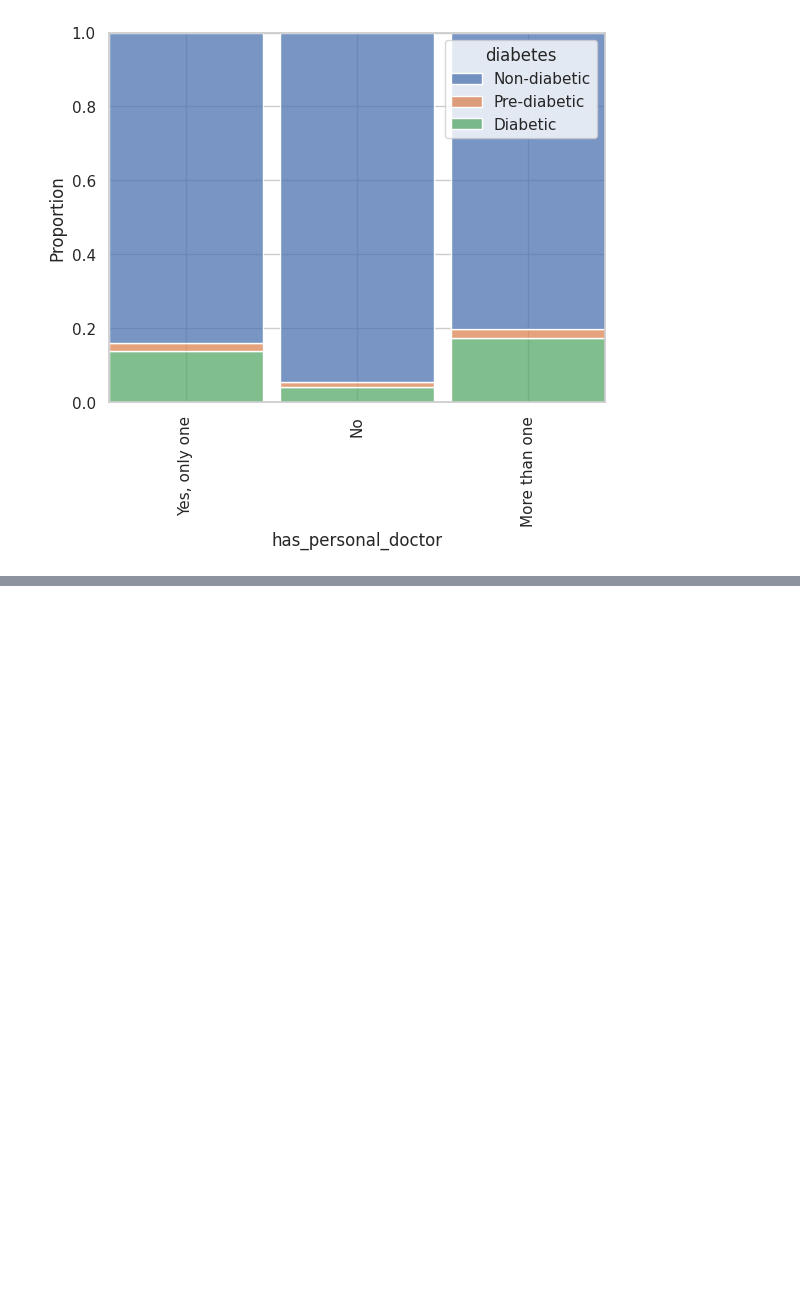
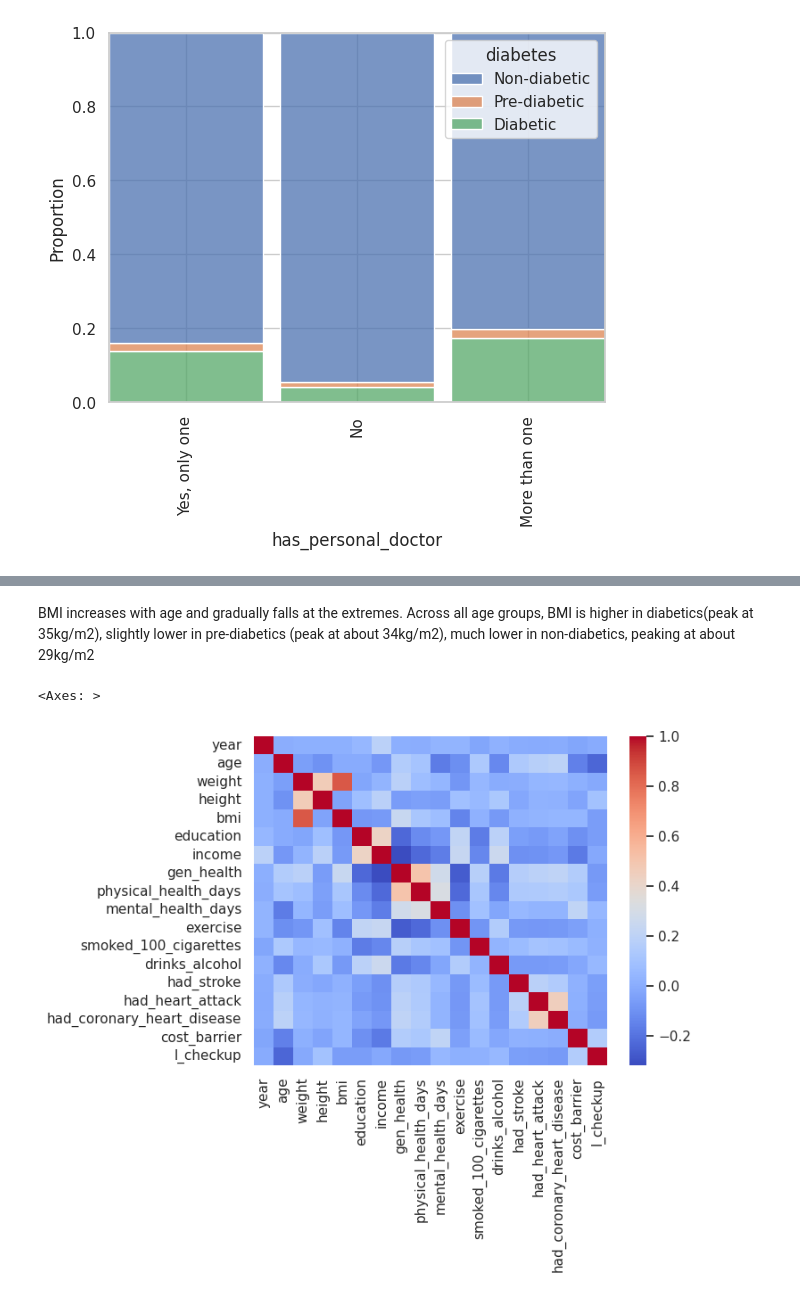
Before and after one commit to maradeben/wotosuga-core, a Jupyter notebook: model_building/notebook.ipynb, the cells around one changed output, grey strips where cells are left out. Cells and saved outputs as stored; diff of their text form; code cells hidden in the pictures; blank space fills up the shorter version.

```diff
--- a/model_building/notebook.ipynb
+++ b/model_building/notebook.ipynb
@@ -1131,0 +1155,7 @@ plt.xticks(rotation=90);
+# %% [markdown]
+BMI increases with age and gradually falls at the extremes. Across all age groups, BMI is higher in diabetics(peak at 35kg/m2), slightly lower in pre-diabetics (peak at about 34kg/m2), much lower in non-diabetics, peaking at about 29kg/m2
+# %%
+sns.heatmap(df.corr(numeric_only=True), cmap="coolwarm")
+# %% [output]
+<Axes: >
+[figure, added]
```
Also changed, not shown: parts of 5 cells of this notebook, 1 other file.
